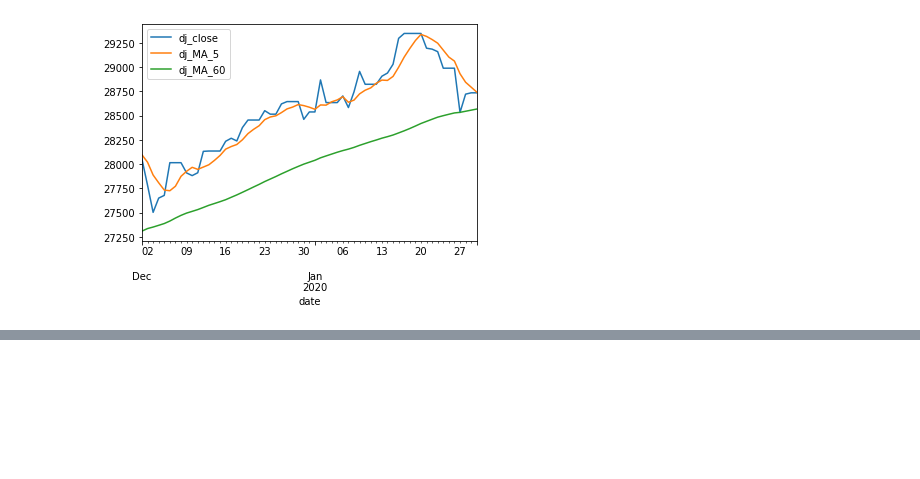
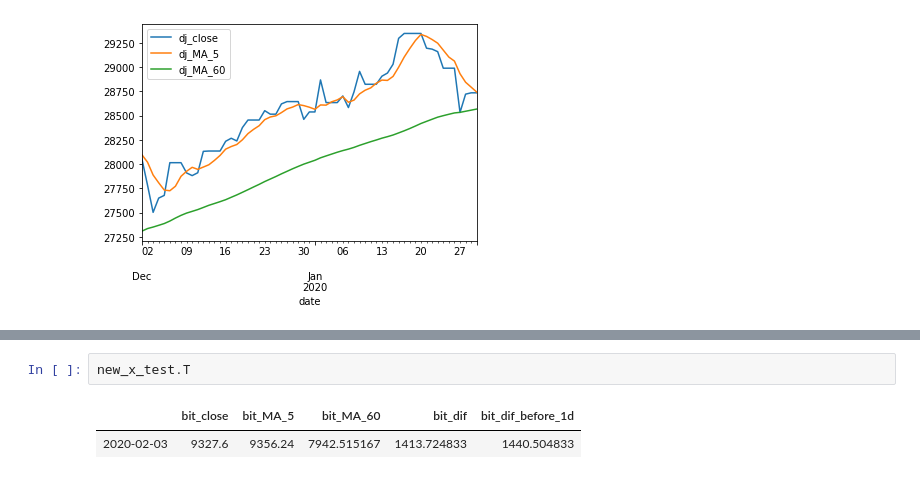
Before and after one commit to florentious/Python_Fundamental, a Jupyter notebook: cryptocurrency/data classification by voting.ipynb, the cells around one changed output, grey strips where cells are left out. Saved outputs shown, nothing was run; the diff lists cells and outputs as text; blank space fills up the shorter version.

```diff
--- a/cryptocurrency/data classification by voting.ipynb
+++ b/cryptocurrency/data classification by voting.ipynb
@@ -381,0 +454,5 @@ upData.loc['2019-12-01':,'dj_close':'dj_MA_60'].plot()
+# %%
+new_x_test.T
+# %% [output]
+|  | bit_close | bit_MA_5 | bit_MA_60 | bit_dif | bit_dif_before_1d |
+| 2020-02-03 | 9327.6 | 9356.24 | 7942.515167 | 1413.724833 | 1440.504833 |
```
Also changed, not shown: parts of 26 cells of this notebook, 6 other files.
